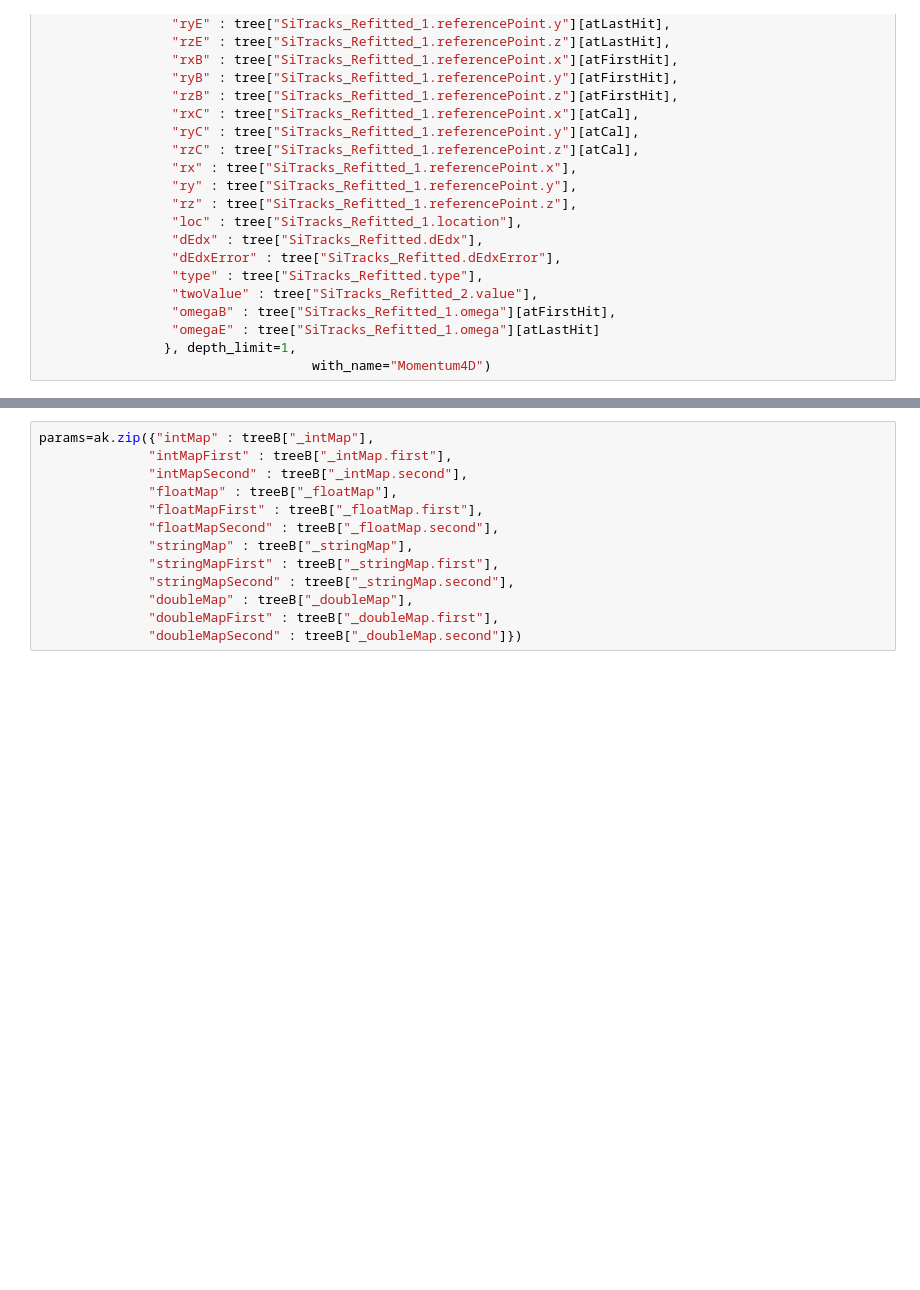
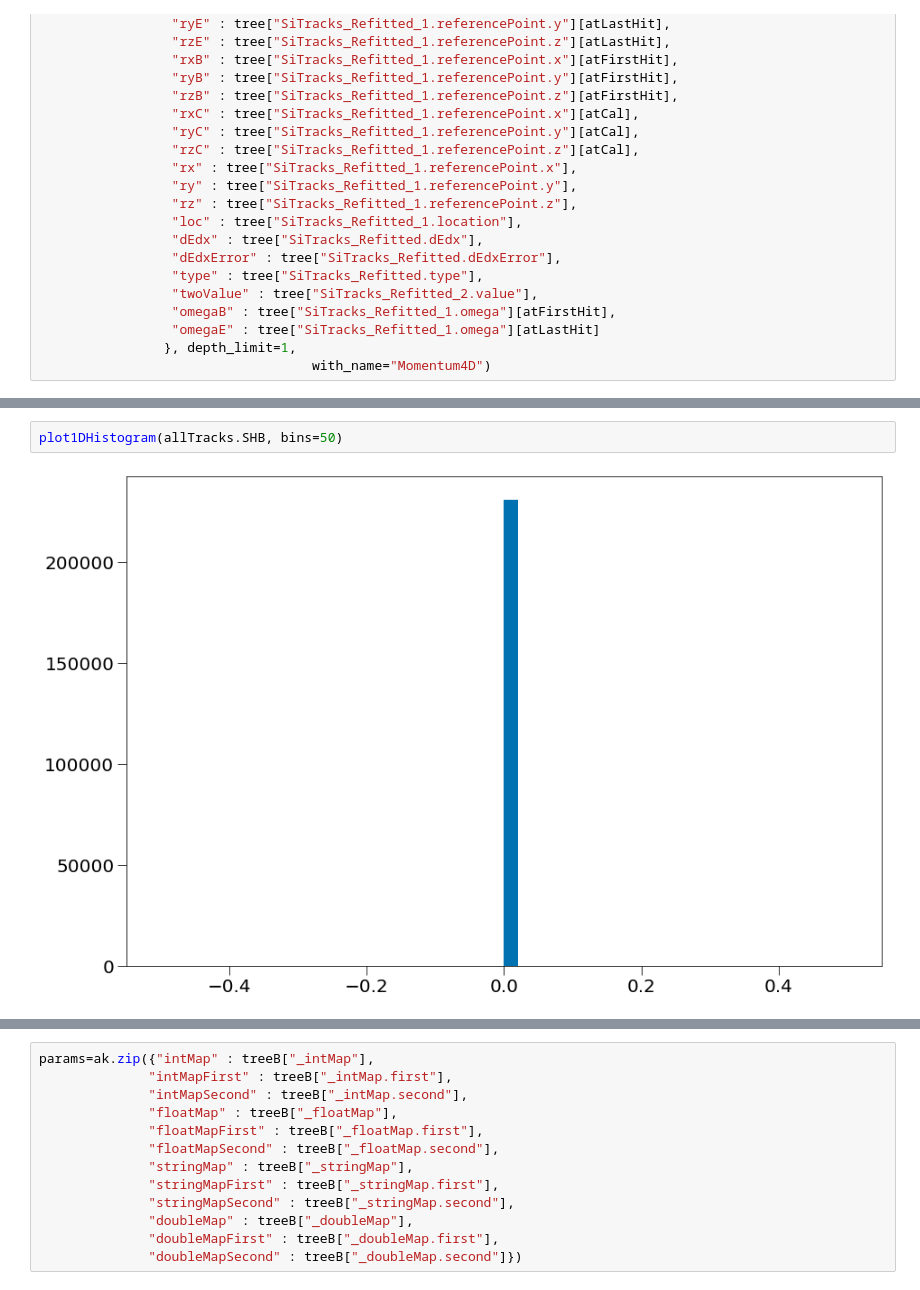
Before and after one commit to Isaac-Hirsch/mucol_plotting_scripts, a Jupyter notebook: macros/study_tracks.ipynb, the cells around one changed output, grey strips where cells are left out. Drawn from its saved outputs; the diff is of its cells as text; blank space fills up the shorter version.

```diff
--- a/macros/study_tracks.ipynb
+++ b/macros/study_tracks.ipynb
@@ -962,0 +979,4 @@ tracks = ak.zip({"pt"    : pt(tree["SiTracks_Refitted_1.omega"][atIP]) ,
+# %%
+plot1DHistogram(allTracks.SHB, bins=50)
+# %% [output]
+[figure, added]
```
Also changed, not shown: parts of 8 cells of this notebook, 2 other files.
